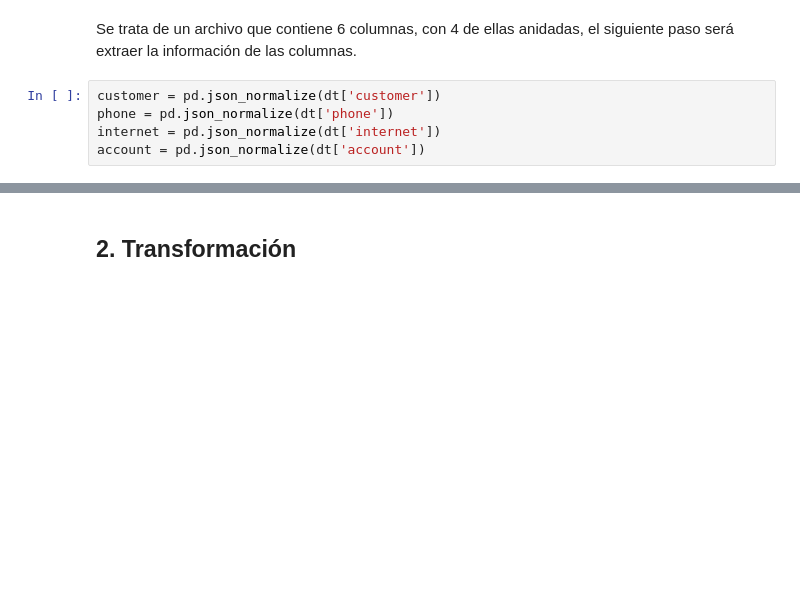
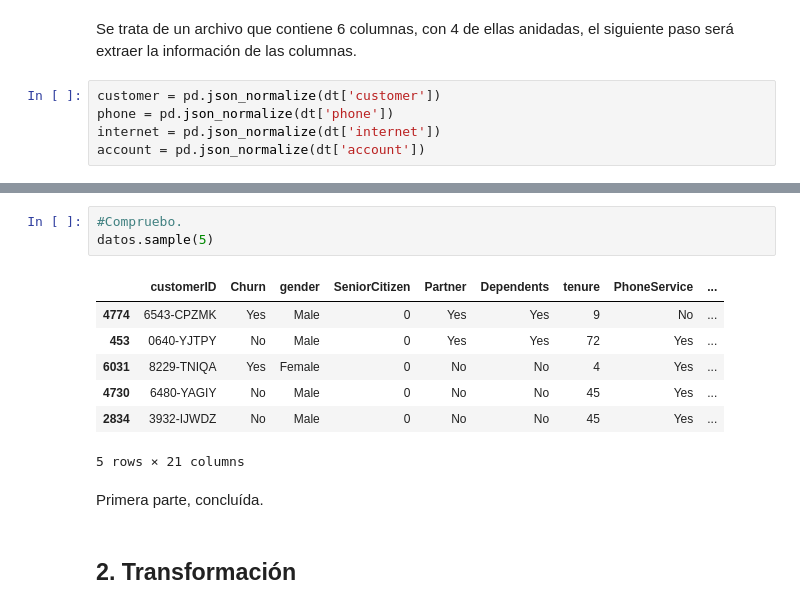
Before and after one commit to DaniBntz/TelecomX, a Jupyter notebook: TelecomX_Challenge.ipynb, the cells around one changed output, grey strips where cells are left out. Saved outputs shown, nothing was run; the diff lists cells and outputs as text; blank space fills up the shorter version.

```diff
--- a/TelecomX_Challenge.ipynb
+++ b/TelecomX_Challenge.ipynb
@@ -76,3 +75,16 @@ dt
+# %%
+#Compruebo.
+datos.sample(5)
+# %% [output]
+|  | customerID | Churn | gender | SeniorCitizen | Partner | Dependents | tenure | PhoneService | ... |
+| 4774 | 6543-CPZMK | Yes | Male | 0 | Yes | Yes | 9 | No | ... |
+| 453 | 0640-YJTPY | No | Male | 0 | Yes | Yes | 72 | Yes | ... |
+| 6031 | 8229-TNIQA | Yes | Female | 0 | No | No | 4 | Yes | ... |
+| 4730 | 6480-YAGIY | No | Male | 0 | No | No | 45 | Yes | ... |
+| 2834 | 3932-IJWDZ | No | Male | 0 | No | No | 45 | Yes | ... |
+5 rows × 21 columns
+# %% [markdown]
+Primera parte, concluída.
 # %% [markdown]
 ## 2. Transformación
 # %% [markdown]
```
Also changed, not shown: parts of 11 cells of this notebook.
